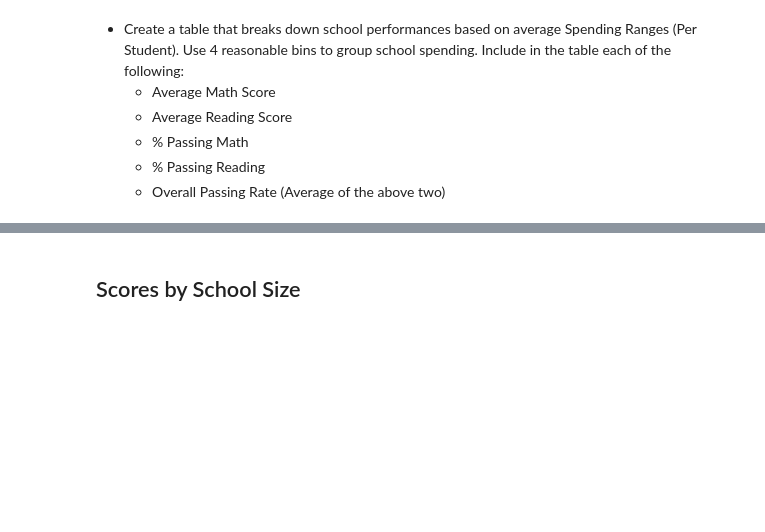
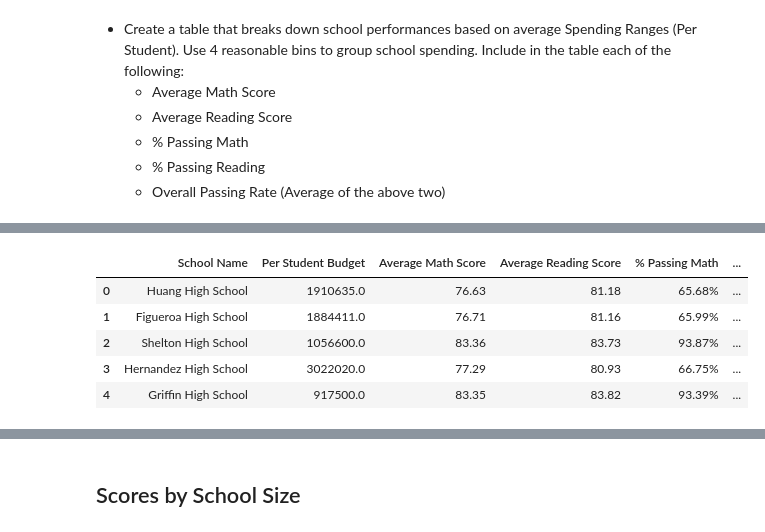
Before and after one commit to ianmkinney/pandas-challenge, a Jupyter notebook: PyCitySchools/PyCitySchools_starter.ipynb, the cells around one changed output, grey strips where cells are left out. Drawn from its saved outputs; the diff is of its cells as text; code cells hidden in the pictures; blank space fills up the shorter version.

```diff
--- a/PyCitySchools/PyCitySchools_starter.ipynb
+++ b/PyCitySchools/PyCitySchools_starter.ipynb
@@ -333,0 +326,11 @@ reading_by_grade_df
+# %%
+school_summary_cp = school_summary_mast.copy()
+grouped_school_data_df = school_summary_cp[["School Name","Per Student Budget","Average Math Score","Average Reading Score","% Passing Math","% Passing Reading", "% Overall Passing"]]
+grouped_school_data_df.head()
+# %% [output]
+|  | School Name | Per Student Budget | Average Math Score | Average Reading Score | % Passing Math | ... |
+| 0 | Huang High School | 1910635.0 | 76.63 | 81.18 | 65.68% | ... |
+| 1 | Figueroa High School | 1884411.0 | 76.71 | 81.16 | 65.99% | ... |
+| 2 | Shelton High School | 1056600.0 | 83.36 | 83.73 | 93.87% | ... |
+| 3 | Hernandez High School | 3022020.0 | 77.29 | 80.93 | 66.75% | ... |
+| 4 | Griffin High School | 917500.0 | 83.35 | 83.82 | 93.39% | ... |
```
Also changed, not shown: parts of 3 cells of this notebook.
